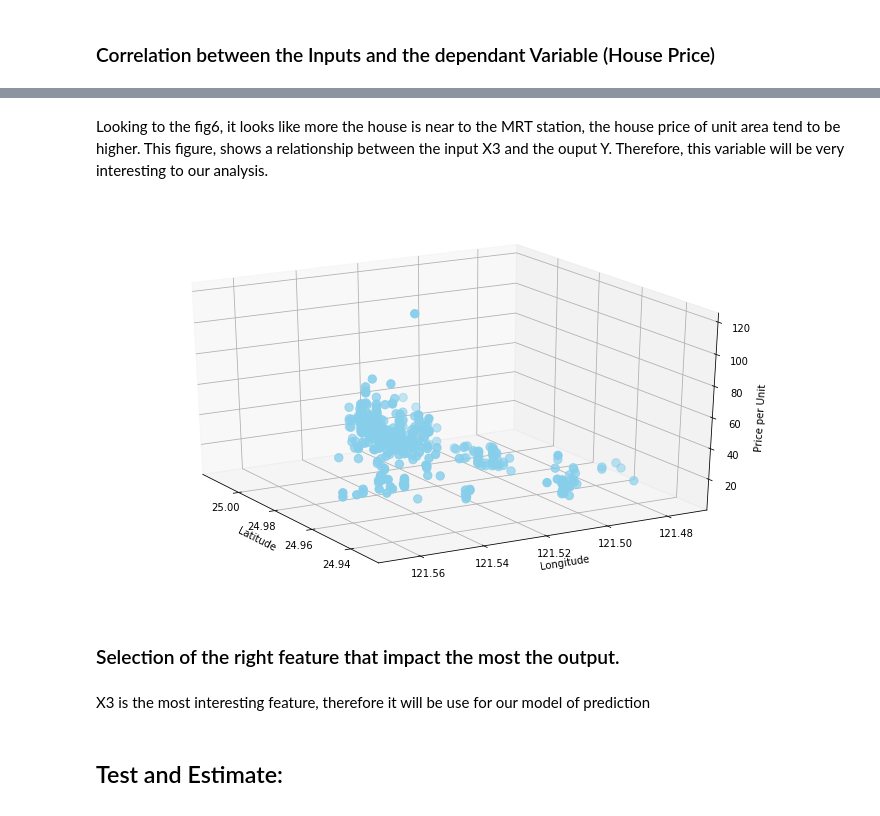
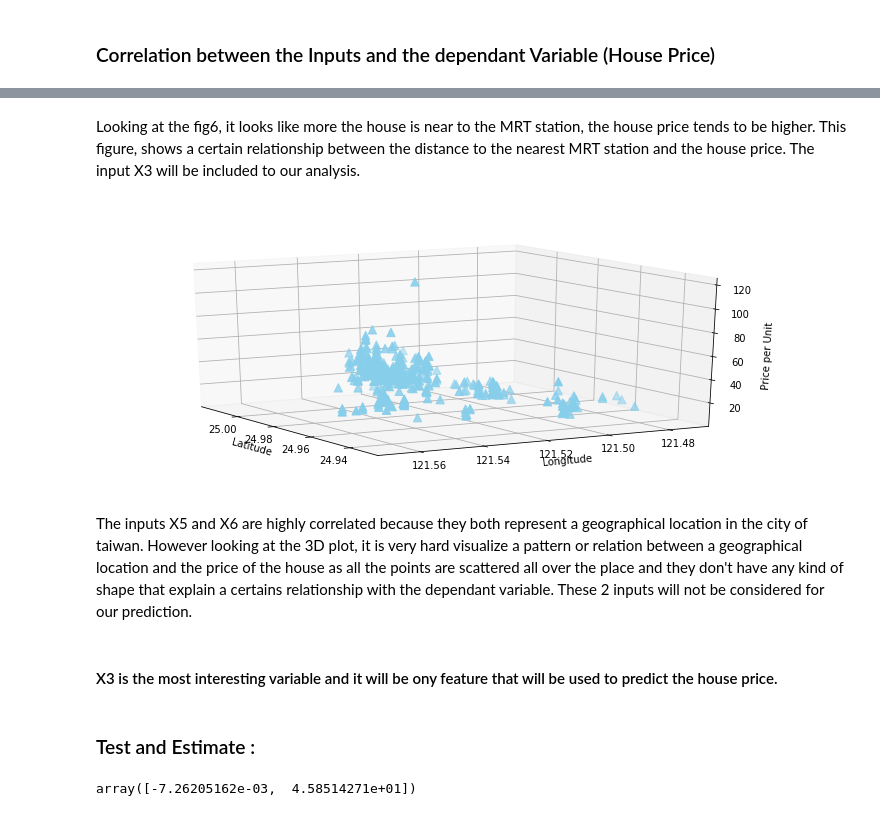
Before and after one commit to kelly19958468/Multivariable-Linear-Regression-Problem, a Jupyter notebook: Real Estate Valuation .ipynb, the cells around one changed output, grey strips where cells are left out. Saved outputs shown, nothing was run; the diff lists cells and outputs as text; code cells hidden in the pictures.

```diff
--- a/Real Estate Valuation .ipynb
+++ b/Real Estate Valuation .ipynb
@@ -155,5 +140,5 @@ Text(0,0.5,'Price per Unit')
 # %% [markdown]
-Looking to the fig6, it looks like more the house is near to the MRT station, the house price of unit area tend to be higher. This figure, shows a relationship between the input X3 and the ouput Y. Therefore, this variable will be very interesting to our analysis.
+Looking at the fig6, it looks like more the house is near to the MRT station, the house price tends to be higher. This figure, shows a certain relationship between the distance to the nearest MRT station and the house price. The input X3 will be included to our analysis.
 # %%
 #The location vs Price per Unit
 #Data gathering
@@ -163,16 +148,22 @@ y = df['Y house price of unit area']
 # %%
 #Plotting
 from mpl_toolkits.mplot3d import Axes3D
-fig = plt.figure(figsize=(12,7))
+fig = plt.figure(figsize=(12,5))
 ax = fig.add_subplot(111, projection='3d')
-ax.scatter(x5,x6,y, c='skyblue', s=70)
+ax.scatter(x5,x6,y,c='skyblue',marker='^',s=70)
 ax.set_xlabel('Latitude');ax.set_ylabel('Longitude');ax.set_zlabel('Price per Unit')
-ax.view_init(25, 150)
+ax.view_init(18, 150)
 # %% [output]
-[figure, old version]
+[figure, new version]
-# %% [markdown]
-### Selection of the right feature that impact the most the output.
-# %% [markdown]
-X3 is the most interesting feature, therefore it will be use for our model of prediction
+# %% [markdown]
+The inputs X5 and X6 are highly correlated because they both represent a geographical location in the city of taiwan. However looking at the 3D plot, it is very hard visualize a pattern or relation between a geographical location and the price of the house as all the points are scattered all over the place and they don't have any kind of shape that explain a certains relationship with the dependant variable. These 2 inputs will not be considered for our prediction.
+# %% [markdown]
+####  X3 is the most interesting variable and it will be ony feature that will be used to predict the house price.
 # %% [markdown]
-## Test and Estimate:
+### Test and Estimate :
+# %%
+#Lets get the Slope and Intercept of the regression line
+p1 = np.polyfit(x3,y,1)
+p1  #Print the Slope and the Intercept
+# %% [output]
+array([-7.26205162e-03,  4.58514271e+01])
```
Also changed, not shown: parts of 37 cells of this notebook.
